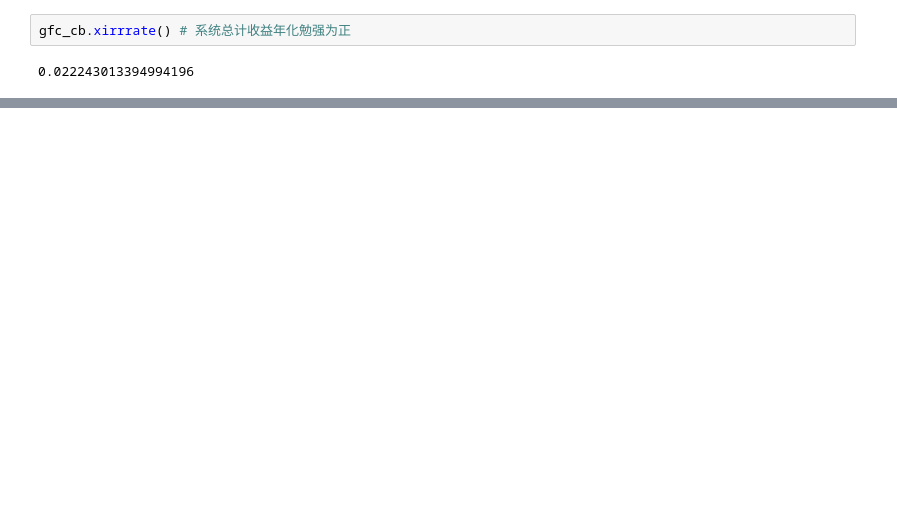
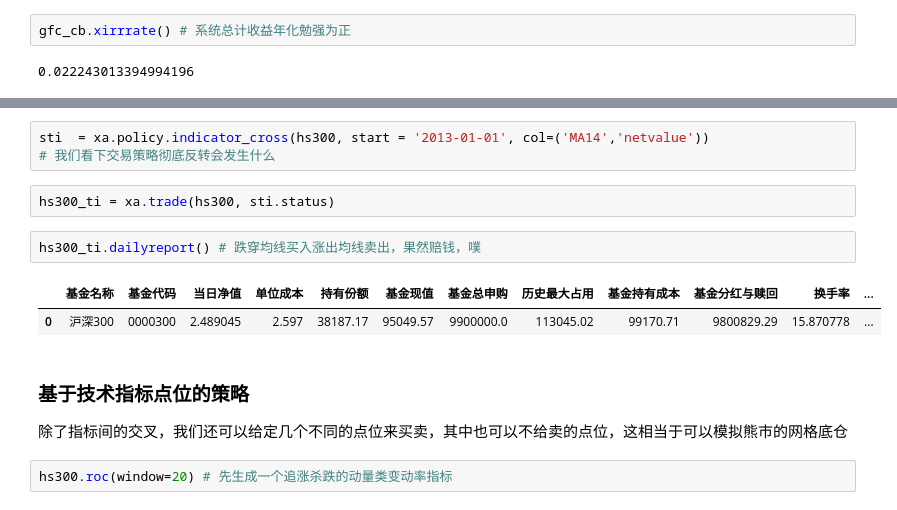
Before and after one commit to refraction-ray/xalpha, a Jupyter notebook: doc/samples/policy.ipynb, the cells around one changed output, grey strips where cells are left out. Saved outputs shown, nothing was run; the diff lists cells and outputs as text; blank space fills up the shorter version.

```diff
--- a/doc/samples/policy.ipynb
+++ b/doc/samples/policy.ipynb
@@ -150,0 +190,15 @@ gfc_cb.xirrrate() # 系统总计收益年化勉强为正
+# %%
+sti  = xa.policy.indicator_cross(hs300, start = '2013-01-01', col=('MA14','netvalue'))
+# 我们看下交易策略彻底反转会发生什么
+# %%
+hs300_ti = xa.trade(hs300, sti.status)
+# %%
+hs300_ti.dailyreport() # 跌穿均线买入涨出均线卖出，果然赔钱，噗
+# %% [output]
+|  | 基金名称 | 基金代码 | 当日净值 | 单位成本 | 持有份额 | 基金现值 | 基金总申购 | 历史最大占用 | 基金持有成本 | 基金分红与赎回 | 换手率 | ... |
+| 0 | 沪深300 | 0000300 | 2.489045 | 2.597 | 38187.17 | 95049.57 | 9900000.0 | 113045.02 | 99170.71 | 9800829.29 | 15.870778 | ... |
+# %% [markdown]
+### 基于技术指标点位的策略
+除了指标间的交叉，我们还可以给定几个不同的点位来买卖，其中也可以不给卖的点位，这相当于可以模拟熊市的网格底仓
+# %%
+hs300.roc(window=20) # 先生成一个追涨杀跌的动量类变动率指标
```
Also changed, not shown: parts of 14 cells of this notebook, 4 other files.
